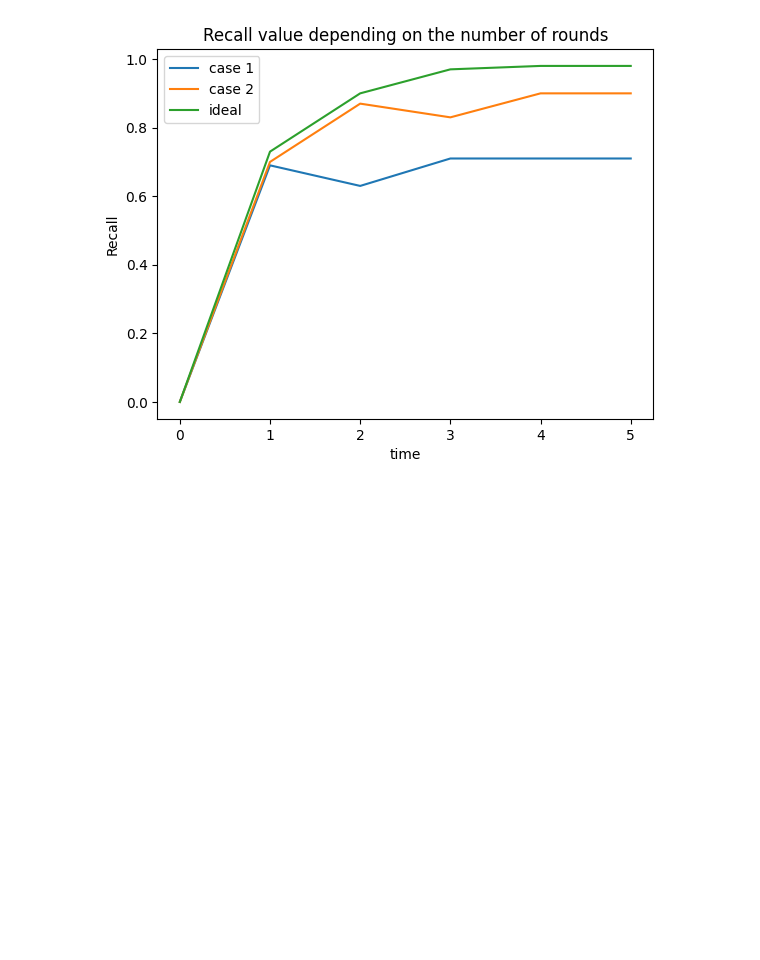
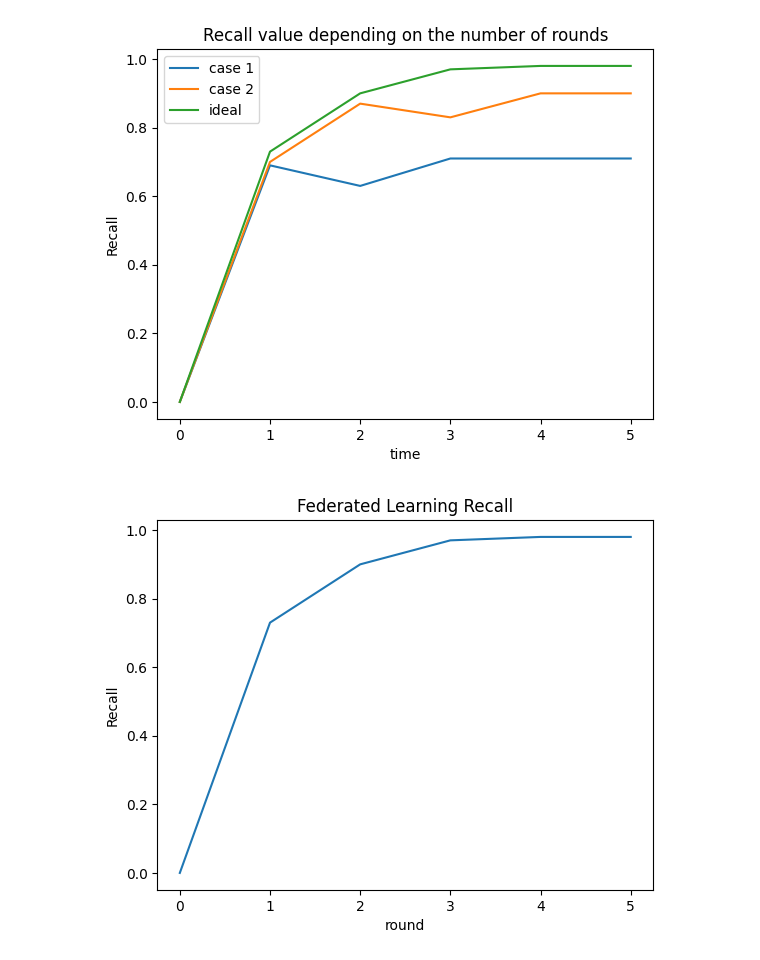
Before and after one commit to digesaremarco/NotebookGrafici, a Jupyter notebook: Grafici.ipynb, the cells around one changed output. Drawn from its saved outputs; the diff is of its cells as text; code cells hidden in the pictures; blank space fills up the shorter version.

```diff
--- a/Grafici.ipynb
+++ b/Grafici.ipynb
@@ -108,3 +108,19 @@ plot_3_curves(case1, case2, ideal, title, ylabel)
 # %% [output]
 [figure]
 [figure]
+# %%
+#print one curve
+def plot_curve(y, title, ylabel):
+    plt.plot(x, y)
+    plt.xlabel('round')
+    plt.ylabel(ylabel)
+    plt.title(title)
+    plt.show()
+# %%
+#print recall curve
+title = 'Federated Learning Recall'
+ylabel = 'Recall'
+ideal = [0, 0.73, 0.9, 0.97, 0.98, 0.98]
+plot_curve(ideal, title, ylabel)
+# %% [output]
+[figure, added]
```
